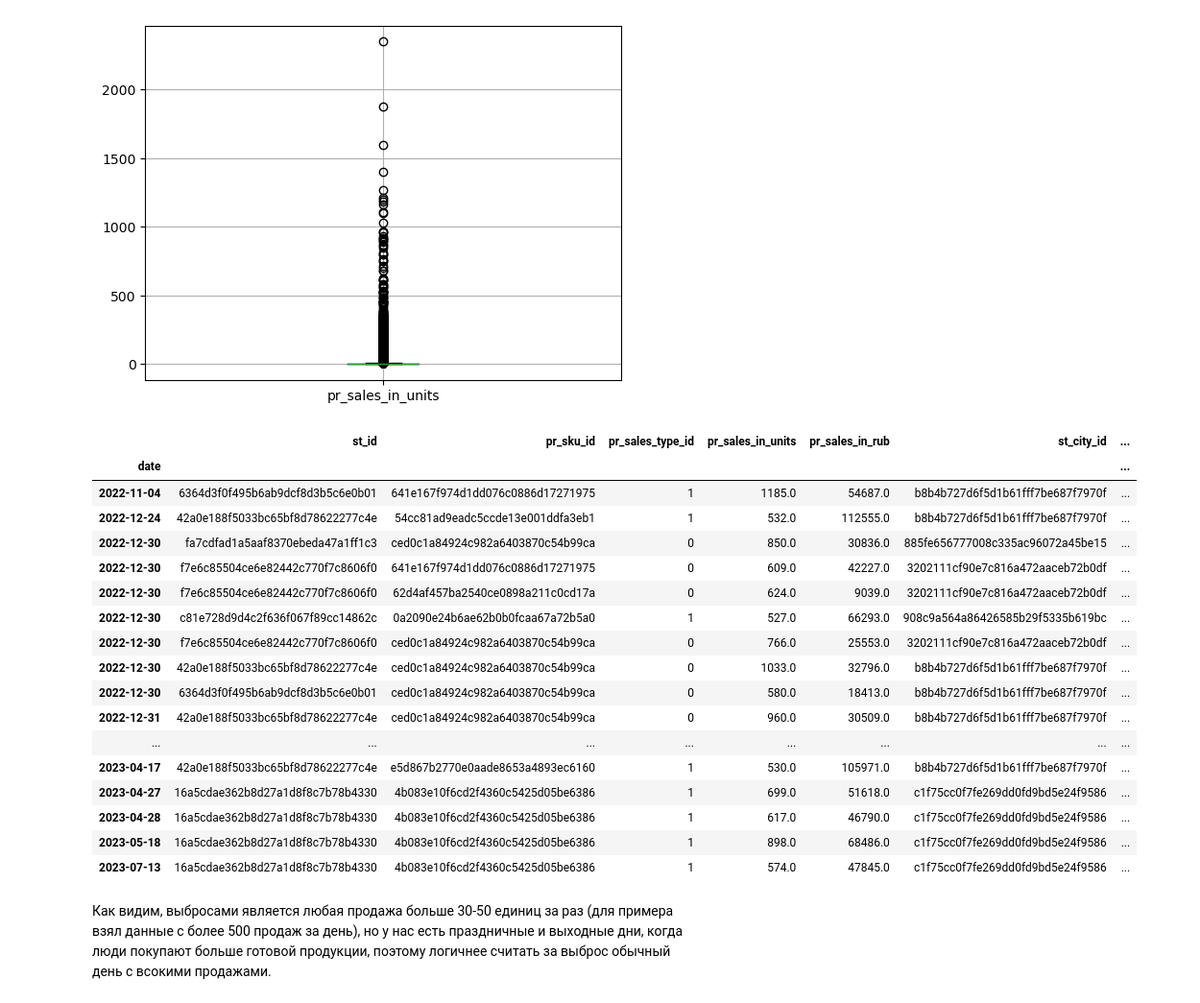
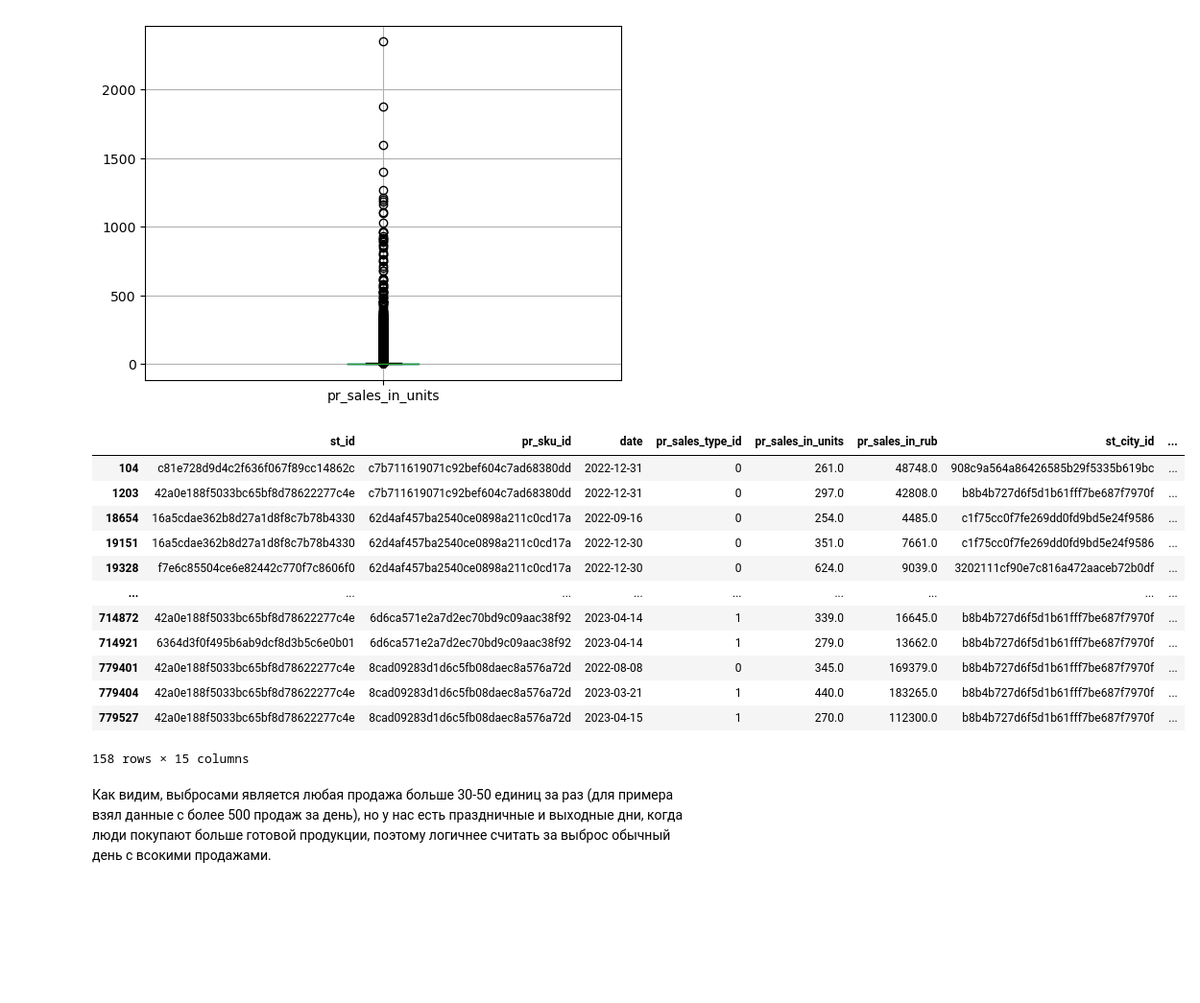
Before and after one commit to AndreiChernovJr/DS, a Jupyter notebook: Masterskaya_Lenta_Leonid.ipynb, the cells around one changed output. Shown: that part at 96% size. Saved outputs shown, nothing was run; the diff lists cells and outputs as text; code cells hidden in the pictures; blank space fills up the shorter version.

```diff
--- a/Masterskaya_Lenta_Leonid.ipynb
+++ b/Masterskaya_Lenta_Leonid.ipynb
@@ -80,7 +80,7 @@ warnings.filterwarnings('ignore')
 # %%
 pr_df = pd.read_csv('pr_df.csv')
 # %%
-sales_df_train = pd.read_csv('sales_df_train.csv', )
+sales_df_train = pd.read_csv('sales_df_train.csv')
 # %%
 sf_df = pd.read_csv('st_df.csv')
 # %%
@@ -200,7 +200,7 @@ data.head()
 # %% [markdown]
 В данных содержится информация о двух ТК, которые уже неактивны, информацию о данных ТК мы и удалим.
 # %%
-data = data[(data['pr_sales_in_units'] > 0) & (data['st_is_active'] != 0)]
+data = data[(data['pr_sales_in_units'] > 0)& (data['pr_sales_in_rub'] > 0) & (data['st_is_active'] != 0)]
 # %%
 data.info()
 # %% [output]
@@ -311,25 +312,20 @@ data.boxplot('pr_sales_in_units')
 <Axes: >
 [figure]
 # %%
-data[(data['pr_sales_in_units'] > 500)]
+data[(data['pr_sales_in_units'] > 250)]
 # %% [output]
-|  | st_id | pr_sku_id | pr_sales_type_id | pr_sales_in_units | pr_sales_in_rub | st_city_id | ... |
-| date |  |  |  |  |  |  | ... |
-| 2022-11-04 | 6364d3f0f495b6ab9dcf8d3b5c6e0b01 | 641e167f974d1dd076c0886d17271975 | 1 | 1185.0 | 54687.0 | b8b4b727d6f5d1b61fff7be687f7970f | ... |
-| 2022-12-24 | 42a0e188f5033bc65bf8d78622277c4e | 54cc81ad9eadc5ccde13e001ddfa3eb1 | 1 | 532.0 | 112555.0 | b8b4b727d6f5d1b61fff7be687f7970f | ... |
-| 2022-12-30 | fa7cdfad1a5aaf8370ebeda47a1ff1c3 | ced0c1a84924c982a6403870c54b99ca | 0 | 850.0 | 30836.0 | 885fe656777008c335ac96072a45be15 | ... |
-| 2022-12-30 | f7e6c85504ce6e82442c770f7c8606f0 | 641e167f974d1dd076c0886d17271975 | 0 | 609.0 | 42227.0 | 3202111cf90e7c816a472aaceb72b0df | ... |
-| 2022-12-30 | f7e6c85504ce6e82442c770f7c8606f0 | 62d4af457ba2540ce0898a211c0cd17a | 0 | 624.0 | 9039.0 | 3202111cf90e7c816a472aaceb72b0df | ... |
-| 2022-12-30 | c81e728d9d4c2f636f067f89cc14862c | 0a2090e24b6ae62b0b0fcaa67a72b5a0 | 1 | 527.0 | 66293.0 | 908c9a564a86426585b29f5335b619bc | ... |
-| 2022-12-30 | f7e6c85504ce6e82442c770f7c8606f0 | ced0c1a84924c982a6403870c54b99ca | 0 | 766.0 | 25553.0 | 3202111cf90e7c816a472aaceb72b0df | ... |
-| 2022-12-30 | 42a0e188f5033bc65bf8d78622277c4e | ced0c1a84924c982a6403870c54b99ca | 0 | 1033.0 | 32796.0 | b8b4b727d6f5d1b61fff7be687f7970f | ... |
-| 2022-12-30 | 6364d3f0f495b6ab9dcf8d3b5c6e0b01 | ced0c1a84924c982a6403870c54b99ca | 0 | 580.0 | 18413.0 | b8b4b727d6f5d1b61fff7be687f7970f | ... |
-| 2022-12-31 | 42a0e188f5033bc65bf8d78622277c4e | ced0c1a84924c982a6403870c54b99ca | 0 | 960.0 | 30509.0 | b8b4b727d6f5d1b61fff7be687f7970f | ... |
-| ... | ... | ... | ... | ... | ... | ... | ... |
-| 2023-04-17 | 42a0e188f5033bc65bf8d78622277c4e | e5d867b2770e0aade8653a4893ec6160 | 1 | 530.0 | 105971.0 | b8b4b727d6f5d1b61fff7be687f7970f | ... |
-| 2023-04-27 | 16a5cdae362b8d27a1d8f8c7b78b4330 | 4b083e10f6cd2f4360c5425d05be6386 | 1 | 699.0 | 51618.0 | c1f75cc0f7fe269dd0fd9bd5e24f9586 | ... |
-| 2023-04-28 | 16a5cdae362b8d27a1d8f8c7b78b4330 | 4b083e10f6cd2f4360c5425d05be6386 | 1 | 617.0 | 46790.0 | c1f75cc0f7fe269dd0fd9bd5e24f9586 | ... |
-| 2023-05-18 | 16a5cdae362b8d27a1d8f8c7b78b4330 | 4b083e10f6cd2f4360c5425d05be6386 | 1 | 898.0 | 68486.0 | c1f75cc0f7fe269dd0fd9bd5e24f9586 | ... |
-| 2023-07-13 | 16a5cdae362b8d27a1d8f8c7b78b4330 | 4b083e10f6cd2f4360c5425d05be6386 | 1 | 574.0 | 47845.0 | c1f75cc0f7fe269dd0fd9bd5e24f9586 | ... |
+|  | st_id | pr_sku_id | date | pr_sales_type_id | pr_sales_in_units | pr_sales_in_rub | st_city_id | ... |
+| 104 | c81e728d9d4c2f636f067f89cc14862c | c7b711619071c92bef604c7ad68380dd | 2022-12-31 | 0 | 261.0 | 48748.0 | 908c9a564a86426585b29f5335b619bc | ... |
+| 1203 | 42a0e188f5033bc65bf8d78622277c4e | c7b711619071c92bef604c7ad68380dd | 2022-12-31 | 0 | 297.0 | 42808.0 | b8b4b727d6f5d1b61fff7be687f7970f | ... |
+| 18654 | 16a5cdae362b8d27a1d8f8c7b78b4330 | 62d4af457ba2540ce0898a211c0cd17a | 2022-09-16 | 0 | 254.0 | 4485.0 | c1f75cc0f7fe269dd0fd9bd5e24f9586 | ... |
+| 19151 | 16a5cdae362b8d27a1d8f8c7b78b4330 | 62d4af457ba2540ce0898a211c0cd17a | 2022-12-30 | 0 | 351.0 | 7661.0 | c1f75cc0f7fe269dd0fd9bd5e24f9586 | ... |
+| 19328 | f7e6c85504ce6e82442c770f7c8606f0 | 62d4af457ba2540ce0898a211c0cd17a | 2022-12-30 | 0 | 624.0 | 9039.0 | 3202111cf90e7c816a472aaceb72b0df | ... |
+| ... | ... | ... | ... | ... | ... | ... | ... | ... |
+| 714872 | 42a0e188f5033bc65bf8d78622277c4e | 6d6ca571e2a7d2ec70bd9c09aac38f92 | 2023-04-14 | 1 | 339.0 | 16645.0 | b8b4b727d6f5d1b61fff7be687f7970f | ... |
+| 714921 | 6364d3f0f495b6ab9dcf8d3b5c6e0b01 | 6d6ca571e2a7d2ec70bd9c09aac38f92 | 2023-04-14 | 1 | 279.0 | 13662.0 | b8b4b727d6f5d1b61fff7be687f7970f | ... |
+| 779401 | 42a0e188f5033bc65bf8d78622277c4e | 8cad09283d1d6c5fb08daec8a576a72d | 2022-08-08 | 0 | 345.0 | 169379.0 | b8b4b727d6f5d1b61fff7be687f7970f | ... |
+| 779404 | 42a0e188f5033bc65bf8d78622277c4e | 8cad09283d1d6c5fb08daec8a576a72d | 2023-03-21 | 1 | 440.0 | 183265.0 | b8b4b727d6f5d1b61fff7be687f7970f | ... |
+| 779527 | 42a0e188f5033bc65bf8d78622277c4e | 8cad09283d1d6c5fb08daec8a576a72d | 2023-04-15 | 1 | 270.0 | 112300.0 | b8b4b727d6f5d1b61fff7be687f7970f | ... |
+158 rows × 15 columns
 # %% [markdown]
 Как видим, выбросами является любая продажа больше 30-50 единиц за раз (для примера взял данные с более 500 продаж за день), но у нас есть праздничные и выходные дни, когда люди покупают больше готовой продукции, поэтому логичнее считать за выброс обычный день с всокими продажами.
```
Also changed, not shown: parts of 56 cells of this notebook.
